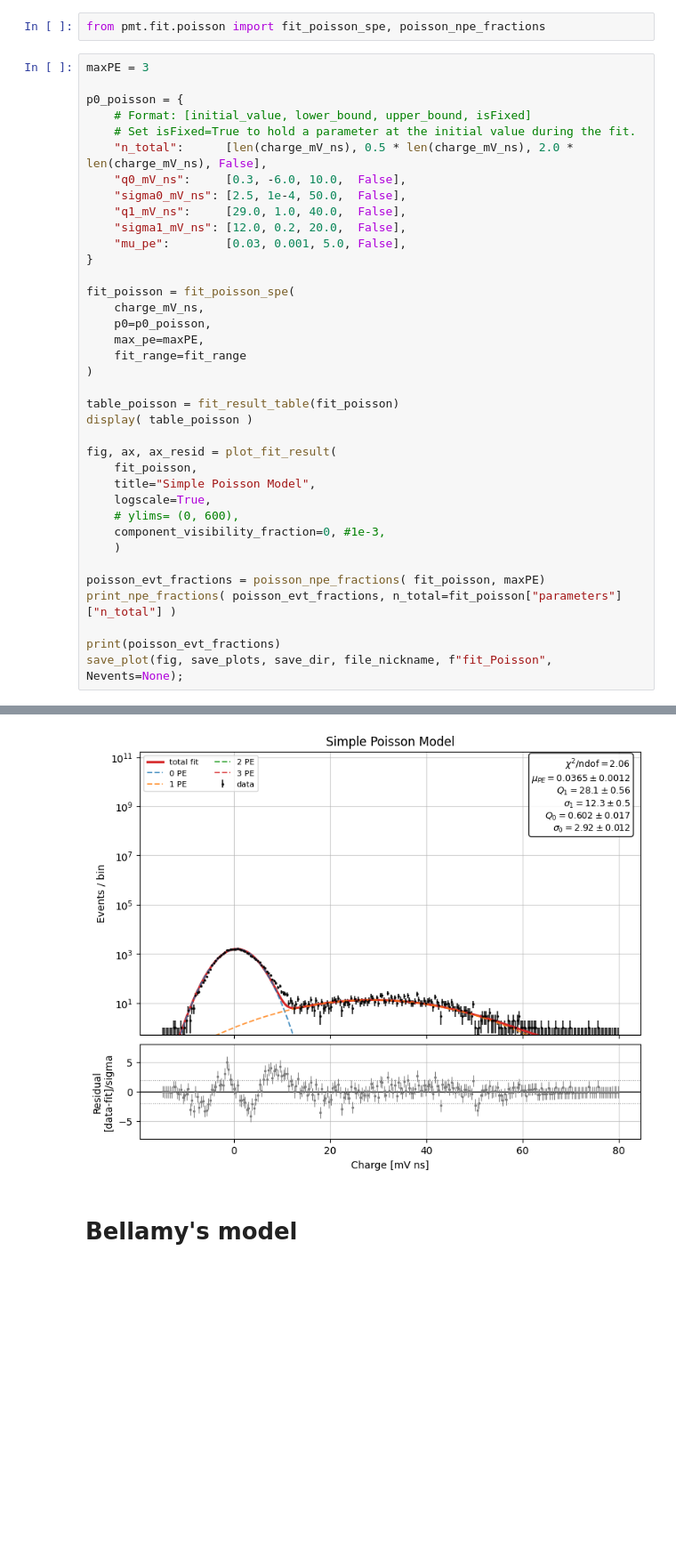
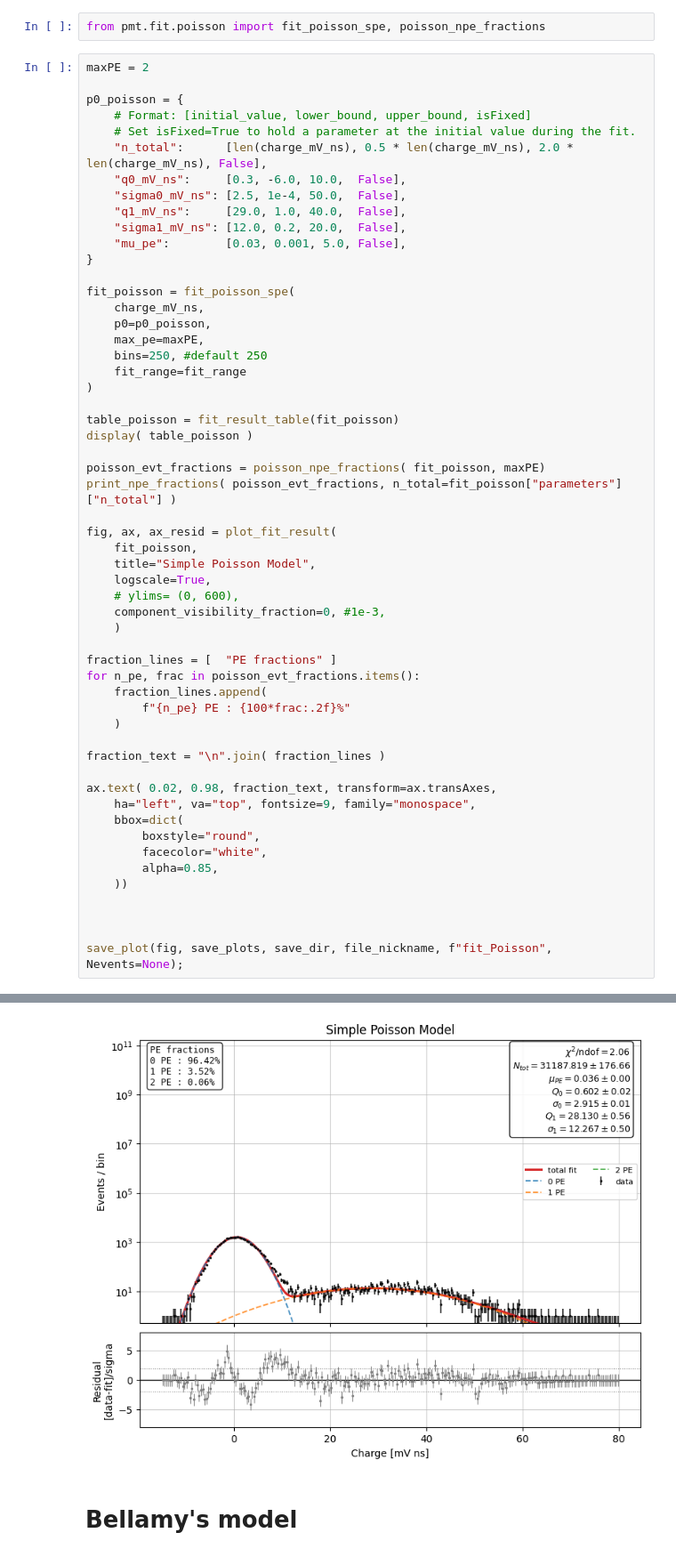
Before and after one commit to TAU-neutrino-lab/PMT-characterization, a Jupyter notebook: PMT-calibration/generic_fit.ipynb, the cells around one changed output, grey strips where cells are left out. Shown at 89% size. Cells and saved outputs as stored; diff of their text form; blank space fills up the shorter version.

```diff
--- a/PMT-calibration/generic_fit.ipynb
+++ b/PMT-calibration/generic_fit.ipynb
@@ -209,7 +199,7 @@ fit_general
 # %%
 from pmt.fit.poisson import fit_poisson_spe, poisson_npe_fractions
 # %%
-maxPE = 3
+maxPE = 2
 
 p0_poisson = {
     # Format: [initial_value, lower_bound, upper_bound, isFixed]
@@ -226,11 +216,15 @@ fit_poisson = fit_poisson_spe(
     charge_mV_ns,
     p0=p0_poisson,
     max_pe=maxPE,
+    bins=250, #default 250
     fit_range=fit_range
 )
 
 table_poisson = fit_result_table(fit_poisson)
 display( table_poisson )
+
+poisson_evt_fractions = poisson_npe_fractions( fit_poisson, maxPE)
+print_npe_fractions( poisson_evt_fractions, n_total=fit_poisson["parameters"]["n_total"] )
 
 fig, ax, ax_resid = plot_fit_result(
     fit_poisson,
@@ -240,10 +234,24 @@ fig, ax, ax_resid = plot_fit_result(
     component_visibility_fraction=0, #1e-3,
     )
 
-poisson_evt_fractions = poisson_npe_fractions( fit_poisson, maxPE)
-print_npe_fractions( poisson_evt_fractions, n_total=fit_poisson["parameters"]["n_total"] )
+fraction_lines = [  "PE fractions" ]
+for n_pe, frac in poisson_evt_fractions.items():
+    fraction_lines.append(
+        f"{n_pe} PE : {100*frac:.2f}%"
+    )
 
-print(poisson_evt_fractions)
+fraction_text = "\n".join( fraction_lines )
+
+ax.text( 0.02, 0.98, fraction_text, transform=ax.transAxes,
+    ha="left", va="top", fontsize=9, family="monospace",
+    bbox=dict(
+        boxstyle="round",
+        facecolor="white",
+        alpha=0.85,
+    ))
+
+
+
 save_plot(fig, save_plots, save_dir, file_nickname, f"fit_Poisson",  Nevents=None);
 # %% [output]
 |  | parameter | initial | lower_bound | upper_bound | fixed | fit_value | fit_error |
@@ -265,4 +271,4 @@ sum = 100.000%
-[figure, old version]
+[figure, new version]
 # %% [markdown]
 # Bellamy's model
 # %%
```
Also changed, not shown: parts of 10 cells of this notebook, 2 other files.
